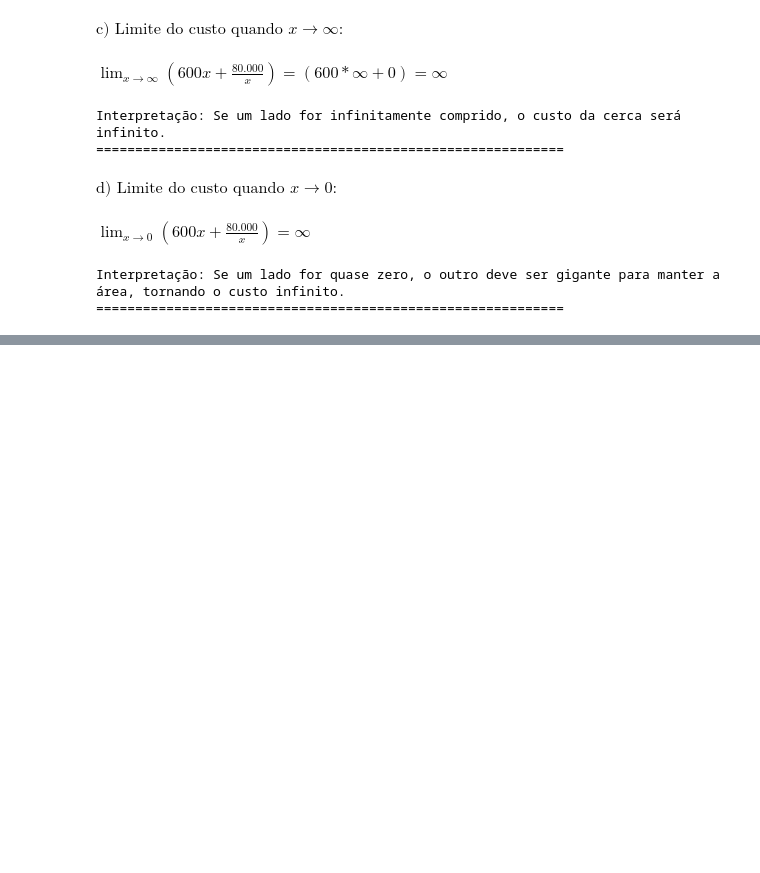
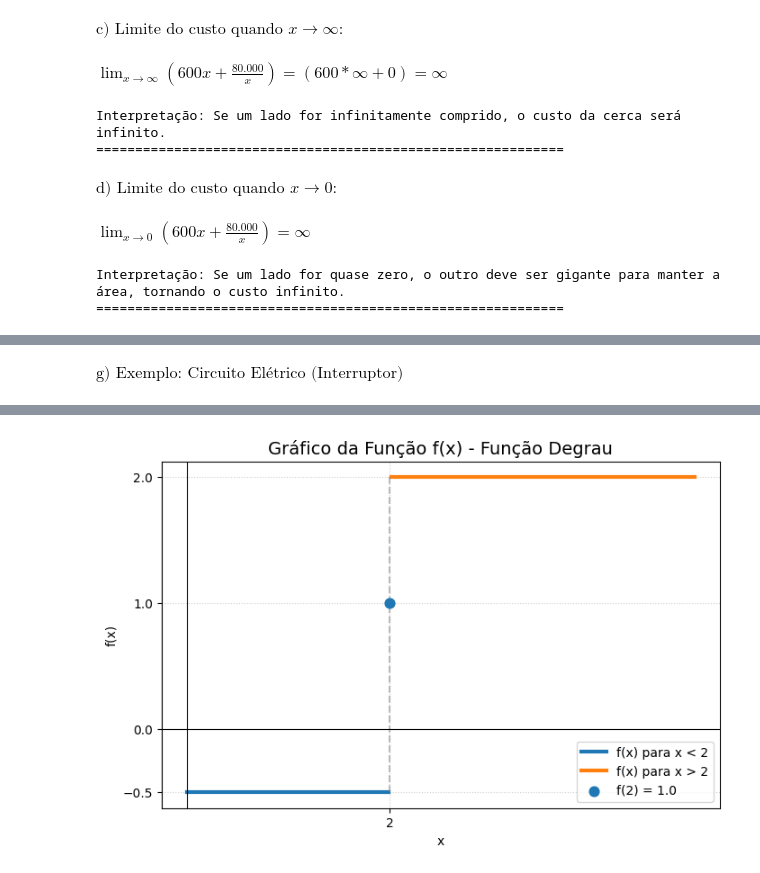
Before and after one commit to SUGURU-Get0U/RAs_python, a Jupyter notebook: TDE01.ipynb, the cells around one changed output, grey strips where cells are left out. Cells and saved outputs as stored; diff of their text form; code cells hidden in the pictures; blank space fills up the shorter version.

```diff
--- a/TDE01.ipynb
+++ b/TDE01.ipynb
@@ -247,2 +247,80 @@ $\displaystyle E(8) = 6 \cdot 2^{-1/5 * 8} \approx 1.98mm$
 ============================================================
 [figure]
+# %%
+# =======================================================================================
+# Importacao de bibliotecas para o trabalho
+import numpy as np
+import matplotlib.pyplot as plt
+from IPython.display import display, Math
+
+# =======================================================================================
+# EXERCICIO 4
+# Analise de limites e comportamento de funcao escada
+
+# a) Limite de f(x) quando x tende a 2 pela esquerda
+# Observando o gráfico, para valores menores que 2, a função está em -0.5
+display(Math(r'a) \lim_{x \to 2^-} f(x) = -0.5'))
+
+# b) Limite de f(x) quando x tende a 2 pela direita
+# Para valores maiores que 2, a função está em 2.0
+display(Math(r'b) \lim_{x \to 2^+} f(x) = 2.0'))
+
+# c) Limite de f(x) quando x tende a 2
+# Como os limites laterais são diferentes (-0.5 != 2.0), o limite bilateral não existe
+display(Math(r'c) \lim_{x \to 2} f(x) \implies \text{Não existe (limites laterais distintos)}'))
+
+# d) Limite de f(x) quando x tende a -infinito
+# Para todo x < 2, a função é constante em -0.5
+display(Math(r'd) \lim_{x \to -\infty} f(x) = -0.5'))
+
+# e) Limite de f(x) quando x tende a +infinito
+# Para todo x > 2, a função é constante em 2.0
+display(Math(r'e) \lim_{x \to \infty} f(x) = 2.0'))
+
+# f) Limite de f(x) quando x tende a 4
+# Como 4 > 2, a função nesse ponto e em sua vizinhança é constante em 2.0
+display(Math(r'f) \lim_{x \to 4} f(x) = 2.0'))
+
+print("==" * 30)
+
+# g) Exemplo de fenômeno físico
+display(Math(r'\text{g) Exemplo: Circuito Elétrico (Interruptor)}'))
+print("""
+Um exemplo clássico é o acionamento de uma lâmpada:
+- Trecho x < 2: O interruptor está desligado (corrente em um nível base ou nulo).
+- No ponto x = 2: O exato momento do 'clique' onde o estado muda.
+- Trecho x > 2: O circuito é fechado e a corrente salta para o nível de operação.
+""")
+print("==" * 30)
+
+# --- Plotagem do Gráfico usando NumPy e Matplotlib ---
+
+# Criando os intervalos de x (esquerdos e direitos ao salto)
+x_esq = np.linspace(0, 1.99, 100)
+x_dir = np.linspace(2.01, 5, 100)
+
+plt.figure(figsize=(8, 5))
+
+# Desenha a parte inferior (azul) e a parte superior (laranja)
+plt.plot(x_esq, [-0.5]*len(x_esq), color='tab:blue', linewidth=3, label="f(x) para x < 2")
+plt.plot(x_dir, [2.0]*len(x_dir), color='tab:orange', linewidth=3, label="f(x) para x > 2")
+
+# Desenha o ponto sólido f(2) = 1.0 (O valor da função no ponto de salto)
+plt.scatter([2], [1], color='tab:blue', s=60, zorder=5, label="f(2) = 1.0")
+
+# Linhas guias para facilitar a leitura
+plt.vlines(2, -0.5, 2.0, linestyles='dashed', colors='gray', alpha=0.5)
+plt.axhline(0, color='black', linewidth=0.8)
+plt.axvline(0, color='black', linewidth=0.8)
+
+# Configurações estéticas
+plt.title("Gráfico da Função f(x) - Função Degrau", fontsize=14)
+plt.xlabel("x")
+plt.ylabel("f(x)")
+plt.yticks([-0.5, 0, 1.0, 2.0])
+plt.xticks([2])
+plt.grid(True, linestyle=':', alpha=0.6)
+plt.legend()
+
+plt.show()
+# %% [output]
@@ -248,0 +334 @@ $\displaystyle E(8) = 6 \cdot 2^{-1/5 * 8} \approx 1.98mm$
+$\displaystyle \text{g) Exemplo: Circuito Elétrico (Interruptor)}$
@@ -248,0 +341 @@ $\displaystyle E(8) = 6 \cdot 2^{-1/5 * 8} \approx 1.98mm$
+[figure, added]
```
Also changed, not shown: parts of 12 cells of this notebook.
